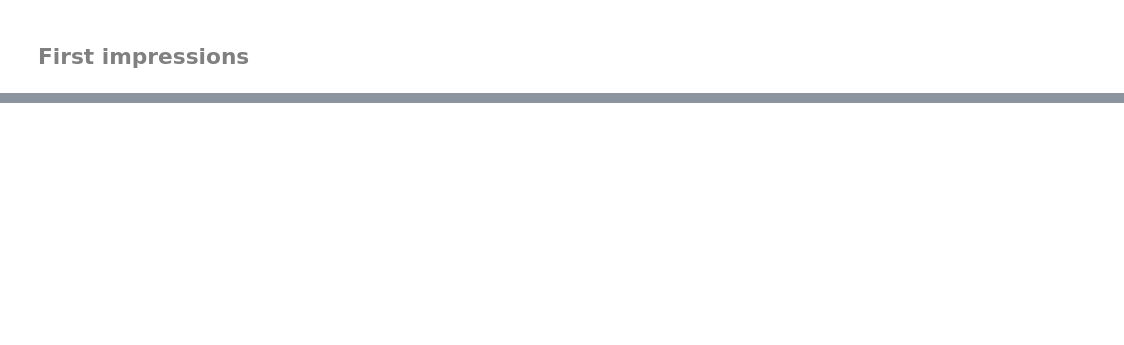
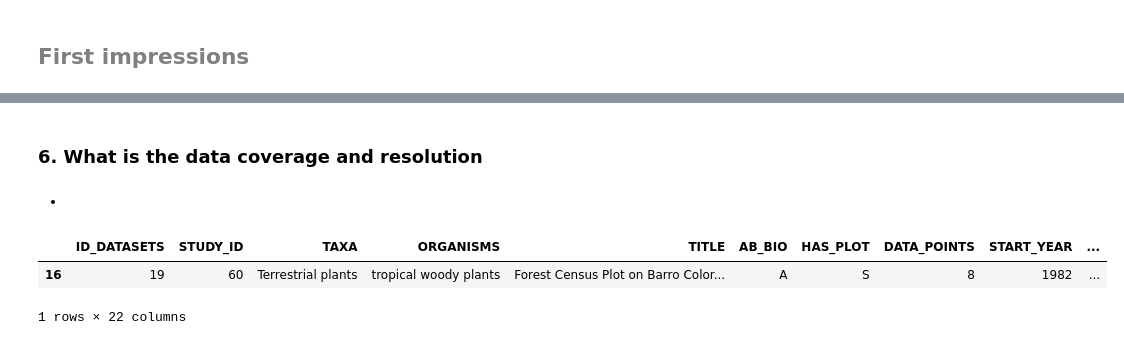
Before and after one commit to SchmidtDSE/dse-love-letters, a Jupyter notebook: biotime/biotime.ipynb, the cells around one changed output, grey strips where cells are left out. Drawn from its saved outputs; the diff is of its cells as text; code cells hidden in the pictures; blank space fills up the shorter version.

```diff
--- a/biotime/biotime.ipynb
+++ b/biotime/biotime.ipynb
@@ -42,0 +128,10 @@ Full citation for the data we are exploring:
+# %% [markdown]
+### 6. What is the data coverage and resolution
+# %% [markdown]
+-
+# %%
+dfs['datasets'].loc[dfs['datasets']['STUDY_ID']==60]
+# %% [output]
+|  | ID_DATASETS | STUDY_ID | TAXA | ORGANISMS | TITLE | AB_BIO | HAS_PLOT | DATA_POINTS | START_YEAR | ... |
+| 16 | 19 | 60 | Terrestrial plants | tropical woody plants | Forest Census Plot on Barro Color... | A | S | 8 | 1982 | ... |
+1 rows × 22 columns
```
Also changed, not shown: parts of 16 cells of this notebook, 1 other file.
